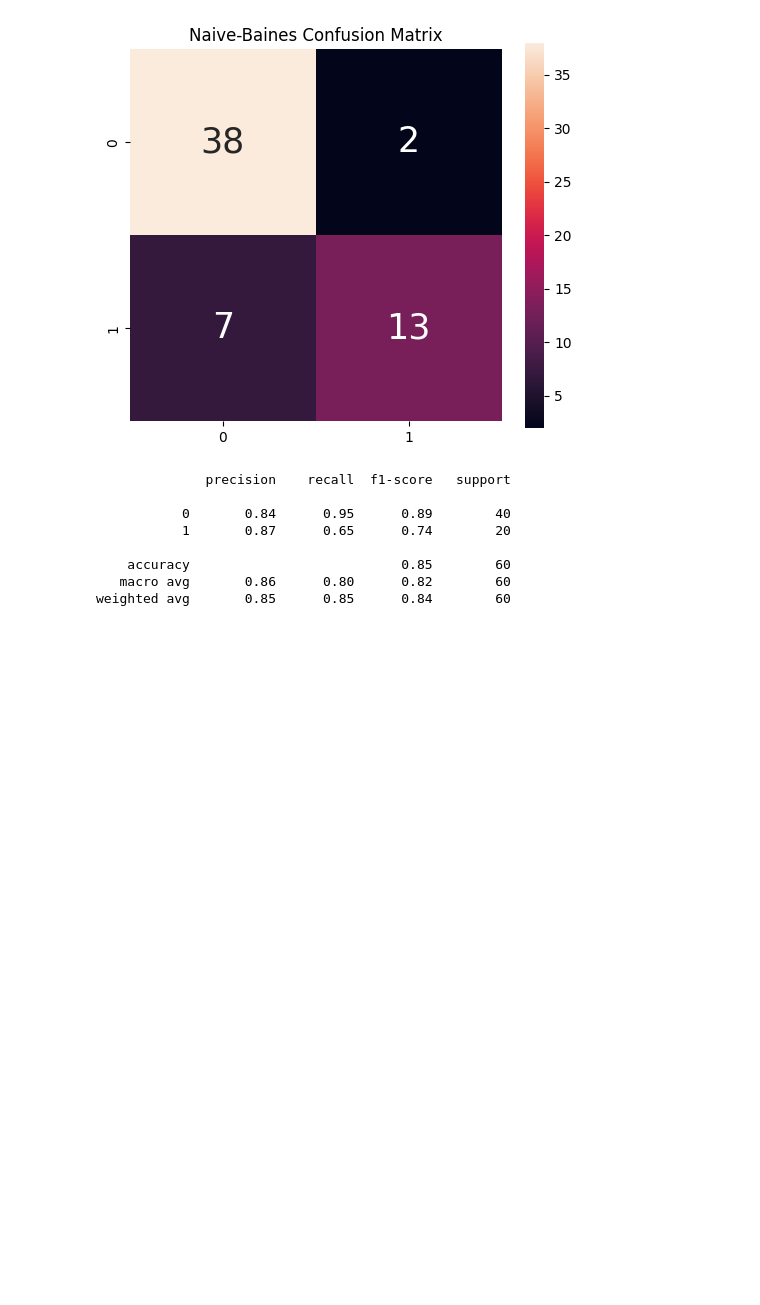
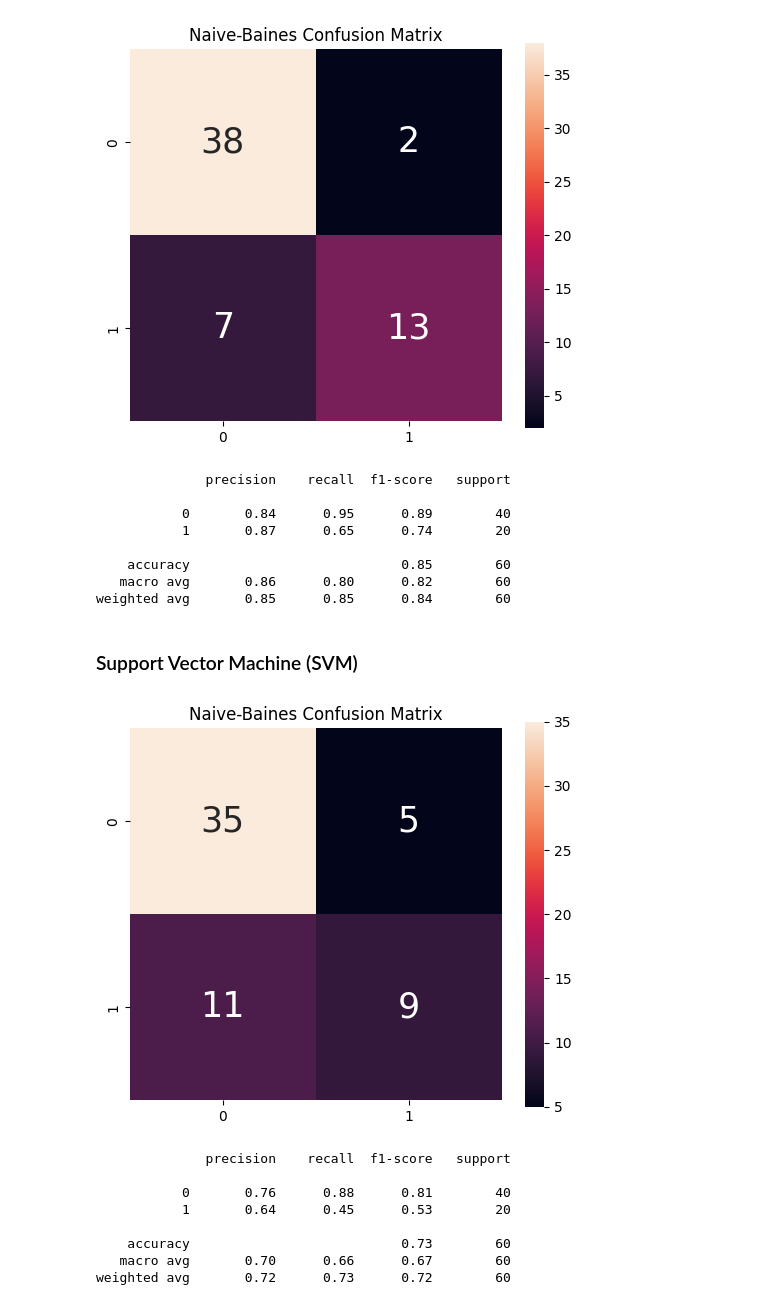
Before and after one commit to kieranthakkar/heartFailurePrediction, a Jupyter notebook: working.ipynb, the cells around one changed output. Saved outputs shown, nothing was run; the diff lists cells and outputs as text; code cells hidden in the pictures; blank space fills up the shorter version.

```diff
--- a/working.ipynb
+++ b/working.ipynb
@@ -216,3 +217,27 @@ print(classification_report(y_test,NB_pred))
     accuracy                           0.85        60
    macro avg       0.86      0.80      0.82        60
 weighted avg       0.85      0.85      0.84        60
+# %% [markdown]
+### Support Vector Machine (SVM)
+# %%
+SVM = svm.SVC()
+SVM.fit(X_train, y_train)
+SVM_pred = SVM.predict(X_test)
+
+plt.subplots(figsize=(6,5))
+cf_matrix = confusion_matrix(y_test, SVM_pred)
+sns.heatmap(cf_matrix, annot = True, annot_kws = {'size':25}, square=True)
+plt.title("Naive-Baines Confusion Matrix")
+plt.show()
+
+print(classification_report(y_test,SVM_pred))
+# %% [output]
+[figure, added]
+              precision    recall  f1-score   support
+
+           0       0.76      0.88      0.81        40
+           1       0.64      0.45      0.53        20
+
+    accuracy                           0.73        60
+   macro avg       0.70      0.66      0.67        60
+weighted avg       0.72      0.73      0.72        60
```
Also changed, not shown: parts of 4 cells of this notebook.
